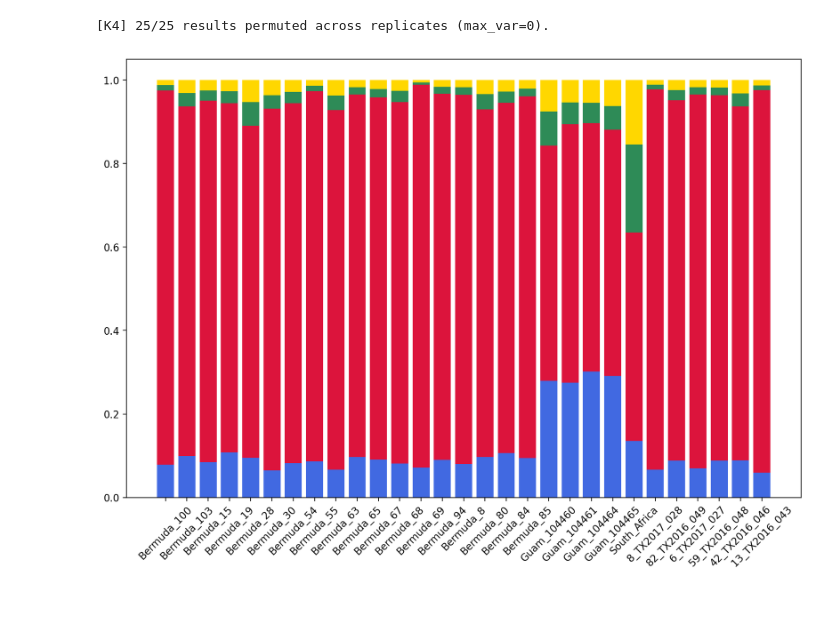
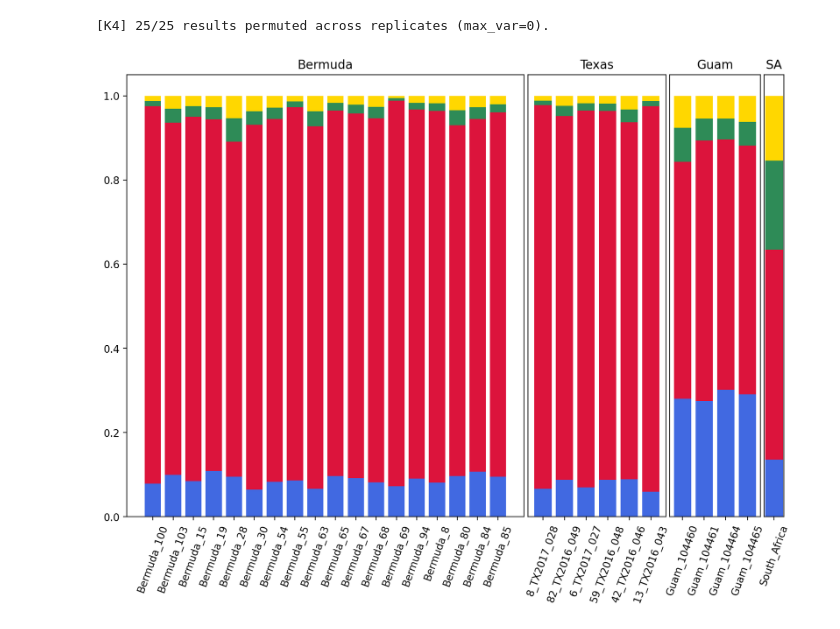
Before and after one commit to RezaBergemann/finalproject, a Jupyter notebook: ipyrad09/analysis.ipynb, the cells around one changed output. Saved outputs shown, nothing was run; the diff lists cells and outputs as text; code cells hidden in the pictures.

```diff
--- a/ipyrad09/analysis.ipynb
+++ b/ipyrad09/analysis.ipynb
@@ -154,14 +154,47 @@ table.sort_values(by=list(range(k)), inplace=True)
 import itertools
 onames = list(itertools.chain(*comp_imap.values()))
 table = table.loc[onames]
-# %%
-fig, ax = plt.subplots(figsize = (12,8), dpi=200,)
-ax.bar(table.index, table[0], color = "royalblue")
-ax.bar(table.index, table[3], bottom = table[0], color = "crimson")
-ax.bar(table.index, table[1], bottom = table[3]+table[0], color = "seagreen")
-ax.bar(table.index, table[2], bottom = table[0]+table[3]+table[1], color = "gold")
-plt.xticks(rotation=45)
-
-fig.show()
-# %% [output]
-[figure, removed]
+# %%
+fig = plt.figure( figsize = (12,8), dpi=200)
+gs = fig.add_gridspec(1, 29)
+
+
+ax1 = fig.add_subplot(gs[0:17])
+plt.xticks(rotation=45)
+ax1.bar(table.index[0:19], table[0].iloc[0:19], color = "royalblue")
+ax1.bar(table.index[0:19], table[3].iloc[0:19], bottom = table[0].iloc[0:19], color = "crimson")
+ax1.bar(table.index[0:19], table[1].iloc[0:19], bottom = table[3].iloc[0:19]+table[0].iloc[0:19], color = "seagreen")
+ax1.bar(table.index[0:19], table[2].iloc[0:19], bottom = table[0].iloc[0:19]+table[3].iloc[0:19]+table[1].iloc[0:19], color = "gold")
+ax1.tick_params(axis='x', rotation=70)
+ax1.set_title("Bermuda")
+
+ax2 = fig.add_subplot(gs[17:23], sharey = ax1 )
+ax2.bar(table.index[24:], table[0].iloc[24:], color = "royalblue")
+ax2.bar(table.index[24:], table[3].iloc[24:], bottom = table[0].iloc[24:], color = "crimson")
+ax2.bar(table.index[24:], table[1].iloc[24:], bottom = table[3].iloc[24:]+table[0].iloc[24:], color = "seagreen")
+ax2.bar(table.index[24:], table[2].iloc[24:], bottom = table[0].iloc[24:]+table[3].iloc[24:]+table[1].iloc[24:], color = "gold")
+ax2.tick_params(axis='x', rotation=70)
+ax2.axes.get_yaxis().set_visible(False)
+ax2.set_title("Texas")
+
+ax3 = fig.add_subplot(gs[23:27], sharey = ax1 )
+ax3.bar(table.index[19:23], table[0].iloc[19:23], color = "royalblue")
+ax3.bar(table.index[19:23], table[3].iloc[19:23], bottom = table[0].iloc[19:23], color = "crimson")
+ax3.bar(table.index[19:23], table[1].iloc[19:23], bottom = table[3].iloc[19:23]+table[0].iloc[19:23], color = "seagreen")
+ax3.bar(table.index[19:23], table[2].iloc[19:23], bottom = table[0].iloc[19:23]+table[3].iloc[19:23]+table[1].iloc[19:23], color = "gold")
+ax3.tick_params(axis='x', rotation=70)
+ax3.axes.get_yaxis().set_visible(False)
+ax3.set_title("Guam")
+
+ax4 = fig.add_subplot(gs[27], sharey = ax1)
+ax4.bar(table.index[23], table[0].iloc[23], color = "royalblue")
+ax4.bar(table.index[23], table[3].iloc[23], bottom = table[0].iloc[23], color = "crimson")
+ax4.bar(table.index[23], table[1].iloc[23], bottom = table[3].iloc[23]+table[0].iloc[23], color = "seagreen")
+ax4.bar(table.index[23], table[2].iloc[23], bottom = table[0].iloc[23]+table[3].iloc[23]+table[1].iloc[23], color = "gold")
+ax4.tick_params(axis='x', rotation=70)
+ax4.axes.get_yaxis().set_visible(False)
+ax4.set_title("SA")
+
+fig.show()
+# %% [output]
+[figure, added]
```
Also changed, not shown: parts of 4 cells of this notebook, 5 other files.
